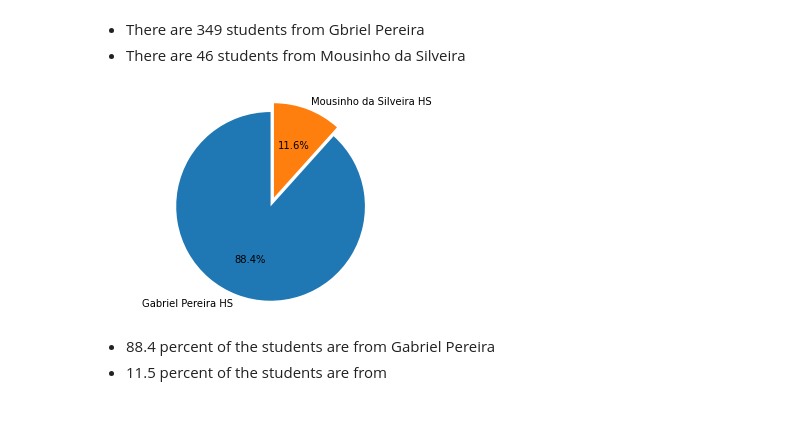
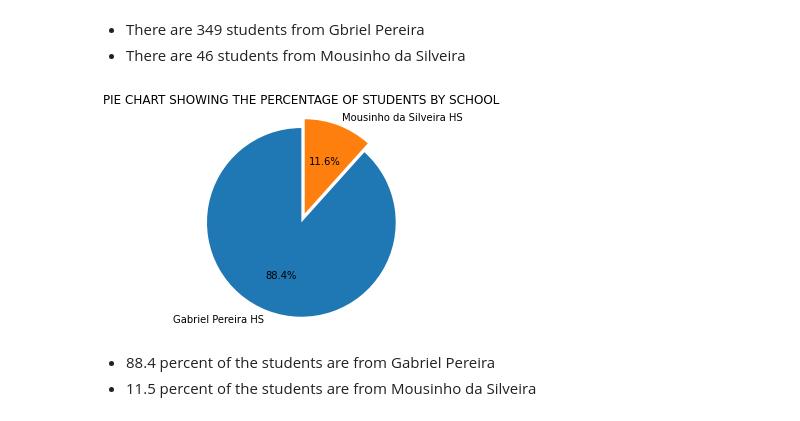
Before and after one commit to devchoplife/Students-grades, a Jupyter notebook: portuguese_students_grade_analysis.ipynb, the cells around one changed output. Cells and saved outputs as stored; diff of their text form; code cells hidden in the pictures.

```diff
--- a/portuguese_students_grade_analysis.ipynb
+++ b/portuguese_students_grade_analysis.ipynb
@@ -128,14 +128,15 @@ Name: school, dtype: int64
 # %%
 size = [349,46]
 labels = 'Gabriel Pereira HS', 'Mousinho da Silveira HS'
 explode = [0, 0.1]
 
 fig, ax = plt.subplots()
 ax.pie(size, labels = labels, explode = explode, autopct = '%1.1f%%', startangle = 90)
 ax.axis('equal')
+plt.title("PIE CHART SHOWING THE PERCENTAGE OF STUDENTS BY SCHOOL")
 plt.show()
 # %% [output]
-[figure, old version]
+[figure, new version]
 # %% [markdown]
 * 88.4 percent of the students are from Gabriel Pereira
-* 11.5 percent of the students are from
+* 11.5 percent of the students are from Mousinho da Silveira
```
Also changed, not shown: parts of 9 cells of this notebook.
